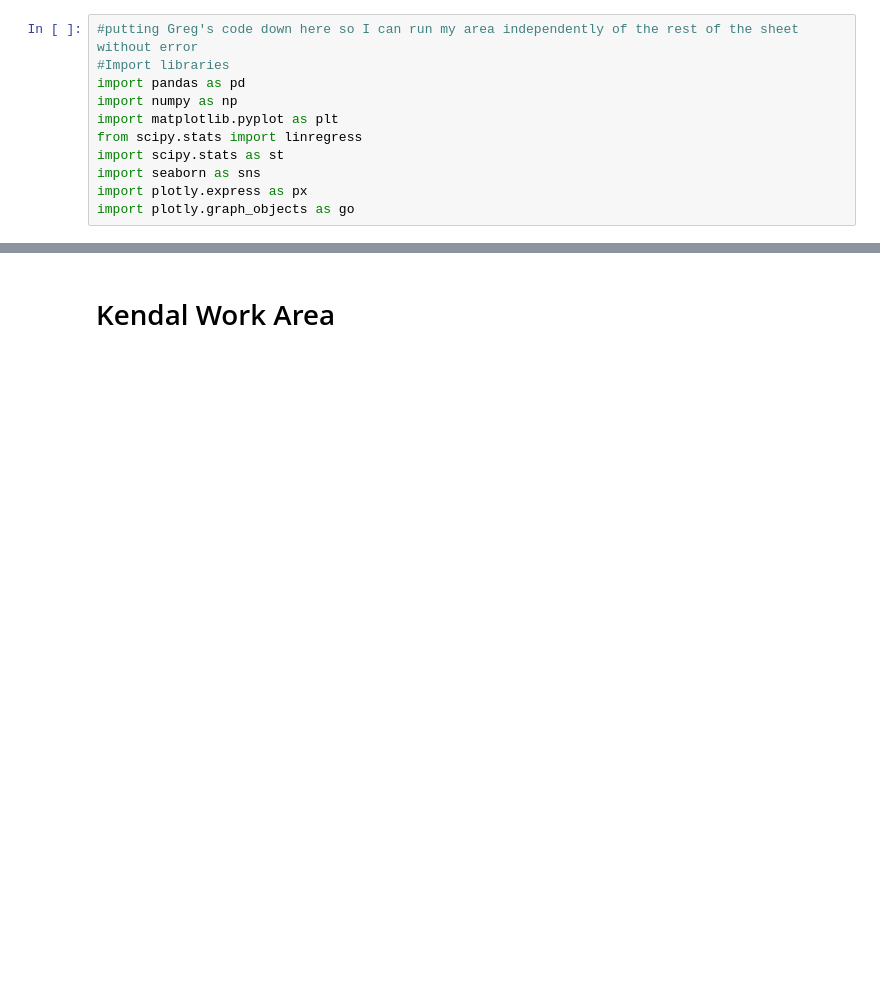
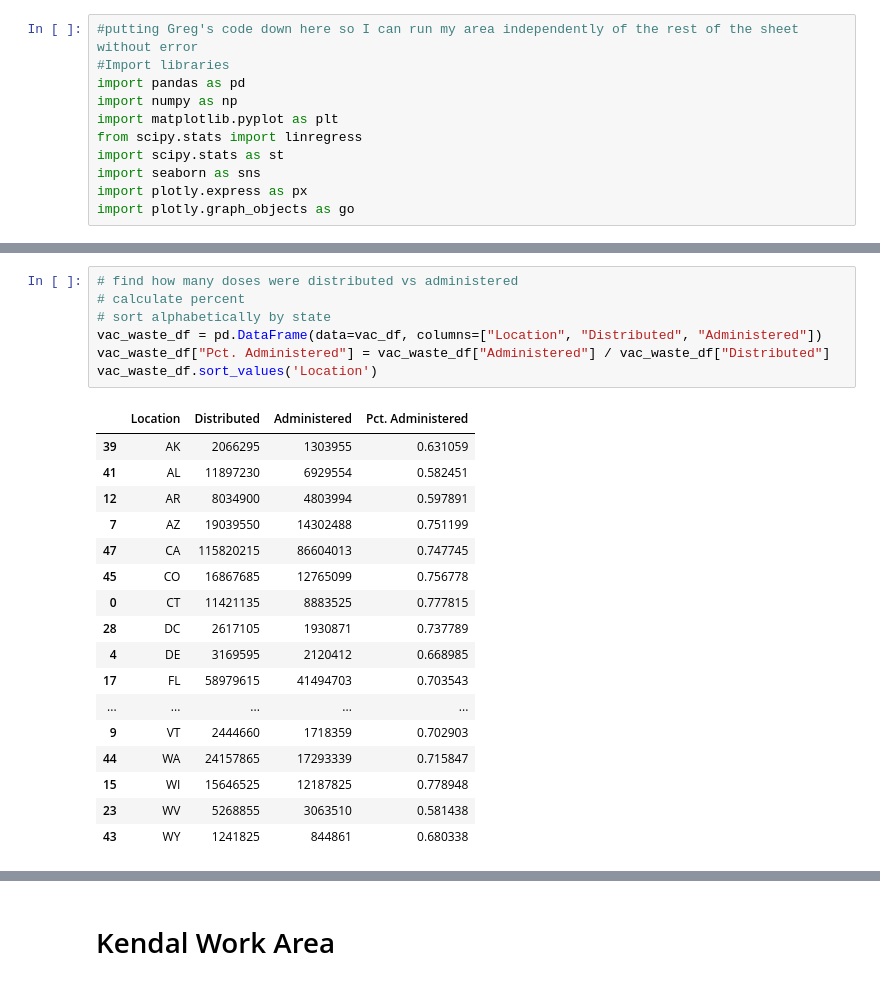
Before and after one commit to Evdawg/Project_1_Covid_Data, a Jupyter notebook: Project_1_covid.ipynb, the cells around one changed output, grey strips where cells are left out. Drawn from its saved outputs; the diff is of its cells as text; blank space fills up the shorter version.

```diff
--- a/Project_1_covid.ipynb
+++ b/Project_1_covid.ipynb
@@ -353,0 +405,25 @@ vac_secondbooster_df
+# %%
+# find how many doses were distributed vs administered
+# calculate percent
+# sort alphabetically by state
+vac_waste_df = pd.DataFrame(data=vac_df, columns=["Location", "Distributed", "Administered"])
+vac_waste_df["Pct. Administered"] = vac_waste_df["Administered"] / vac_waste_df["Distributed"]
+vac_waste_df.sort_values('Location')
+# %% [output]
+|  | Location | Distributed | Administered | Pct. Administered |
+| 39 | AK | 2066295 | 1303955 | 0.631059 |
+| 41 | AL | 11897230 | 6929554 | 0.582451 |
+| 12 | AR | 8034900 | 4803994 | 0.597891 |
+| 7 | AZ | 19039550 | 14302488 | 0.751199 |
+| 47 | CA | 115820215 | 86604013 | 0.747745 |
+| 45 | CO | 16867685 | 12765099 | 0.756778 |
+| 0 | CT | 11421135 | 8883525 | 0.777815 |
+| 28 | DC | 2617105 | 1930871 | 0.737789 |
+| 4 | DE | 3169595 | 2120412 | 0.668985 |
+| 17 | FL | 58979615 | 41494703 | 0.703543 |
+| ... | ... | ... | ... | ... |
+| 9 | VT | 2444660 | 1718359 | 0.702903 |
+| 44 | WA | 24157865 | 17293339 | 0.715847 |
+| 15 | WI | 15646525 | 12187825 | 0.778948 |
+| 23 | WV | 5268855 | 3063510 | 0.581438 |
+| 43 | WY | 1241825 | 844861 | 0.680338 |
```
Also changed, not shown: parts of 22 cells of this notebook.
